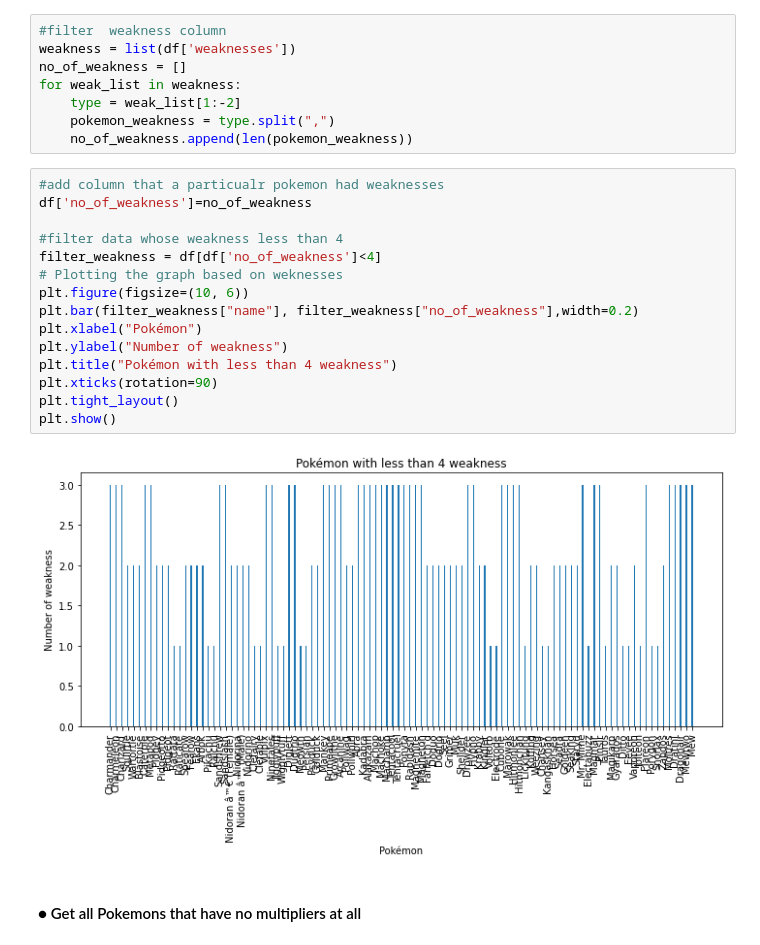
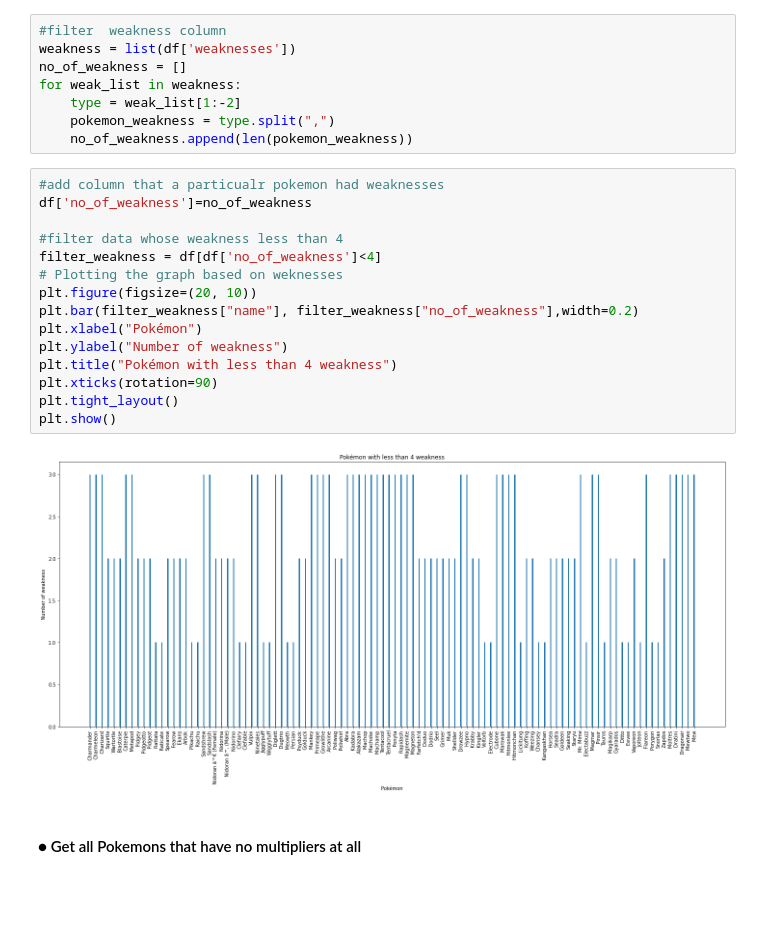
Before and after one commit to ups1610/Placement-Assignment_Upendra_Pratap_singh, a Jupyter notebook: Python/Ques_6/ques_6.ipynb, the cells around one changed output. Cells and saved outputs as stored; diff of their text form; blank space fills up the shorter version.

```diff
--- a/Python/Ques_6/ques_6.ipynb
+++ b/Python/Ques_6/ques_6.ipynb
@@ -46,20 +46,20 @@ for weak_list in weakness:
 # %%
 #add column that a particualr pokemon had weaknesses
 df['no_of_weakness']=no_of_weakness
 
 #filter data whose weakness less than 4
 filter_weakness = df[df['no_of_weakness']<4]
 # Plotting the graph based on weknesses
-plt.figure(figsize=(10, 6))
+plt.figure(figsize=(20, 10))
 plt.bar(filter_weakness["name"], filter_weakness["no_of_weakness"],width=0.2)
 plt.xlabel("Pokémon")
 plt.ylabel("Number of weakness")
 plt.title("Pokémon with less than 4 weakness")
 plt.xticks(rotation=90)
 plt.tight_layout()
 plt.show()
 # %% [output]
-[figure, old version]
+[figure, new version]
 # %% [markdown]
 #### ● Get all Pokemons that have no multipliers at all
 # %%
```
Also changed, not shown: parts of 4 cells of this notebook, 5 other files.
